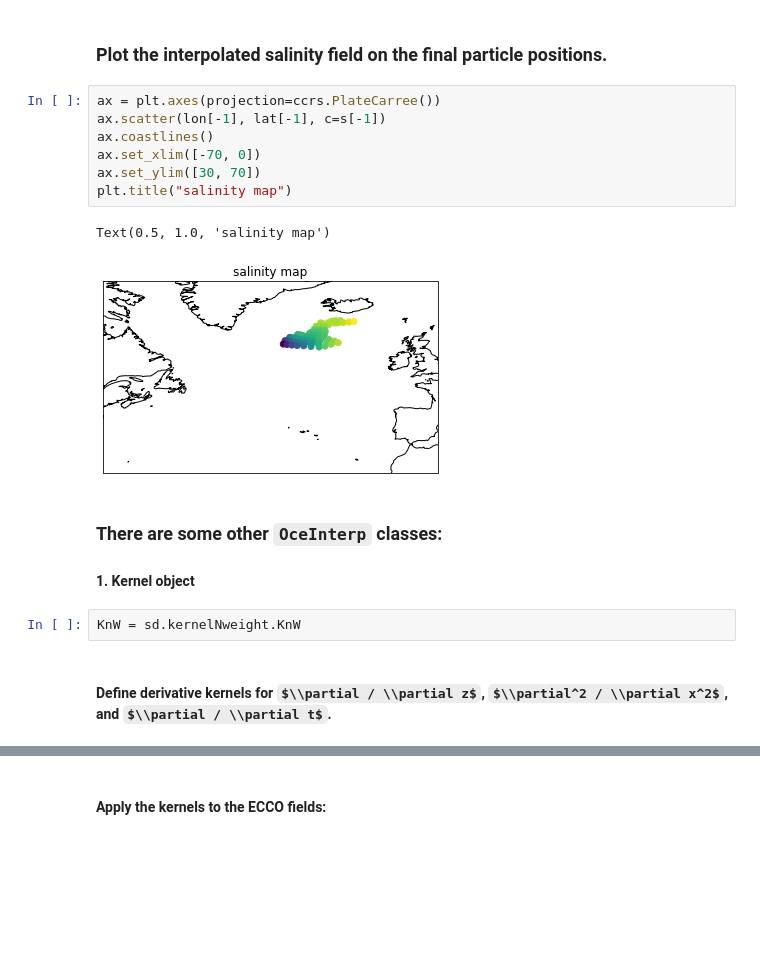
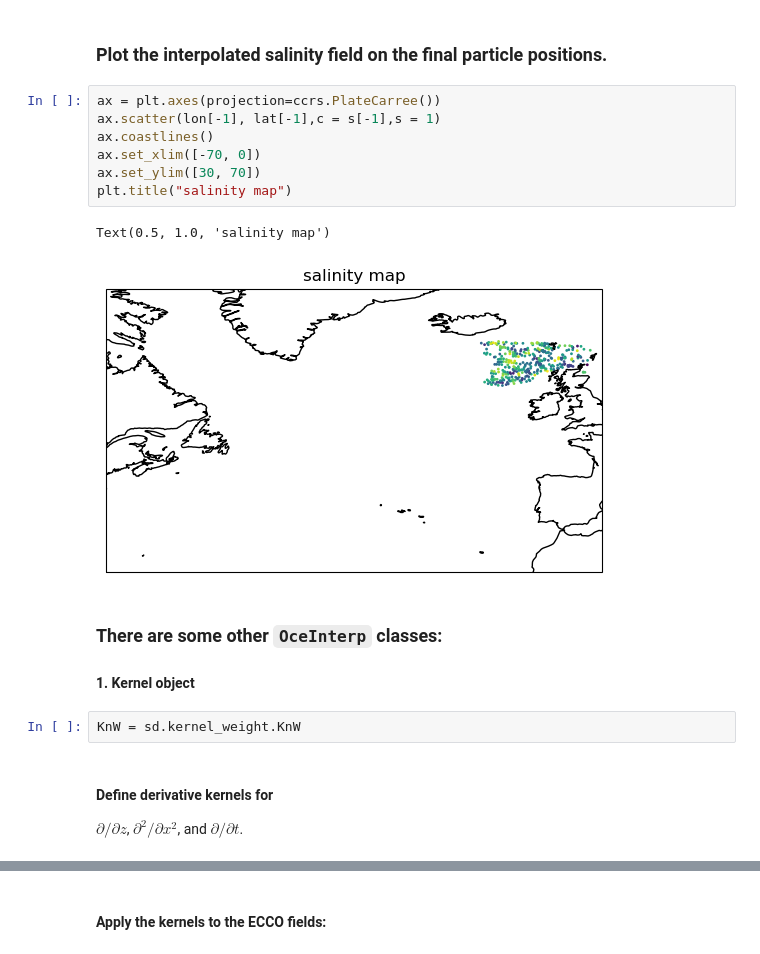
Before and after one commit to MaceKuailv/seaduck, a Jupyter notebook: docs/Global_ECCO.ipynb, the cells around one changed output, grey strips where cells are left out. Drawn from its saved outputs; the diff is of its cells as text; some formulas as TeX source; blank space fills up the shorter version.

```diff
--- a/docs/Global_ECCO.ipynb
+++ b/docs/Global_ECCO.ipynb
@@ -206,22 +234,23 @@ raw
 ### Plot the interpolated salinity field on the final particle positions.
 # %%
 ax = plt.axes(projection=ccrs.PlateCarree())
-ax.scatter(lon[-1], lat[-1], c=s[-1])
+ax.scatter(lon[-1], lat[-1],c = s[-1],s = 1)
 ax.coastlines()
 ax.set_xlim([-70, 0])
 ax.set_ylim([30, 70])
 plt.title("salinity map")
 # %% [output]
 Text(0.5, 1.0, 'salinity map')
-[figure, old version]
+[figure, new version]
 # %% [markdown]
 ### There are some other `OceInterp` classes:
 
 #### 1. Kernel object
 # %%
-KnW = sd.kernelNweight.KnW
+KnW = sd.kernel_weight.KnW
 # %% [markdown]
-#### Define derivative kernels for $\\partial / \\partial z$, $\\partial^2 / \\partial x^2$, and $\\partial / \\partial t$.
+#### Define derivative kernels for
+$\partial / \partial z$, $\partial^2 / \partial x^2$, and $\partial / \partial t$.
 # %%
 default = KnW()
 dz_kernel = KnW(vkernel="dz")
```
Also changed, not shown: parts of 21 cells of this notebook, 2 other files.
